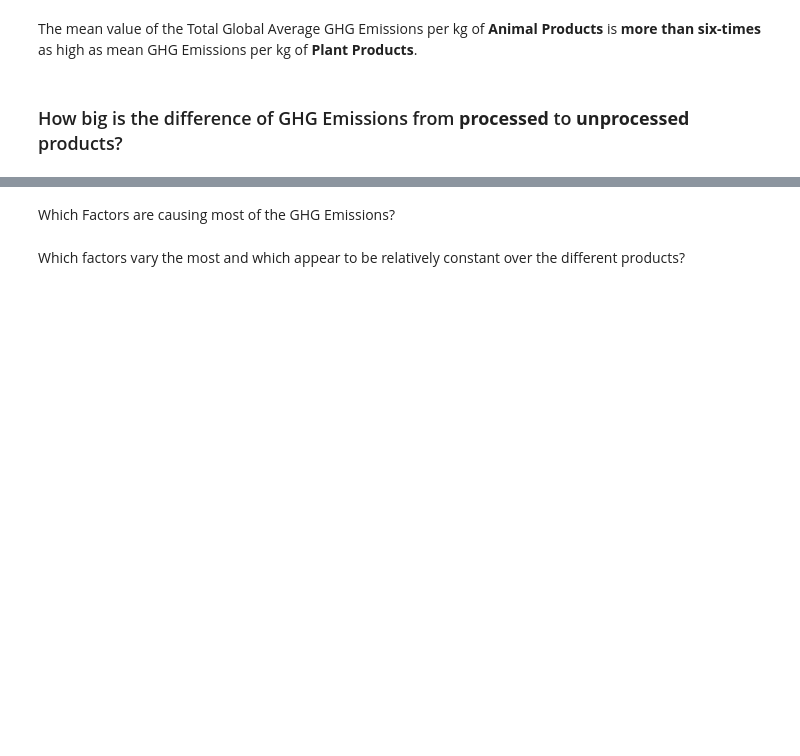
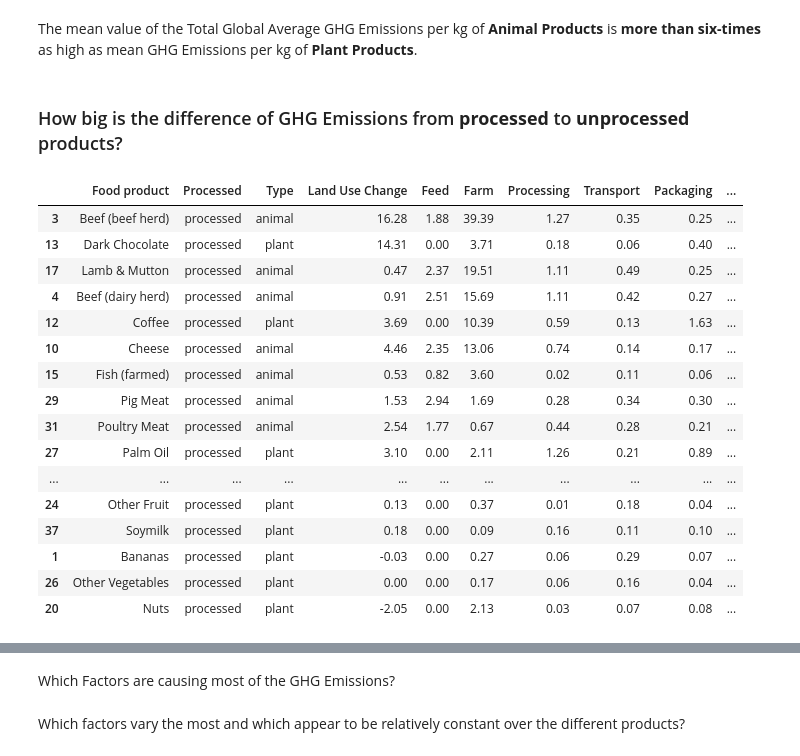
Before and after one commit to felixschwebel/FoodEmissions, a Jupyter notebook: FoodEmissions.ipynb, the cells around one changed output, grey strips where cells are left out. Cells and saved outputs as stored; diff of their text form; code cells hidden in the pictures; blank space fills up the shorter version.

Commit message:
difference processed / unprocessed

```diff
--- a/FoodEmissions.ipynb
+++ b/FoodEmissions.ipynb
@@ -162,5 +162,43 @@ plant_products.describe()
 | max | 14.31 | 0.00 | 10.39 | 1.26 | 0.78 | 1.63 | 0.27 | 18.68 | ... |
 # %% [markdown]
 The mean value of the Total Global Average GHG Emissions per kg of **Animal Products** is **more than six-times** as high as mean GHG Emissions per kg of **Plant Products**.
+# %%
+data = data.sort_values('Total Global Average GHG Emissions per kg', ascending=False)
+type_chart = px.bar(
+    data,
+    x=data['Food product'],
+    y=data['Total Global Average GHG Emissions per kg'],
+    color=data['Type']
+)
+type_chart.show()
 # %% [markdown]
 ### How big is the difference of GHG Emissions from **processed** to **unprocessed** products?
+# %%
+data.insert(1, 'Processed', None)
+# %%
+for row in data.index:
+    if data['Processing'][row] == 0:
+        data.loc[row, 'Processed'] = 'raw'
+    else:
+        data.loc[row, 'Processed'] = 'processed'
+# %%
+processed_products = data[data['Processed'] == 'processed']
+processed_products
+# %% [output]
+|  | Food product | Processed | Type | Land Use Change | Feed | Farm | Processing | Transport | Packaging | ... |
+| 3 | Beef (beef herd) | processed | animal | 16.28 | 1.88 | 39.39 | 1.27 | 0.35 | 0.25 | ... |
+| 13 | Dark Chocolate | processed | plant | 14.31 | 0.00 | 3.71 | 0.18 | 0.06 | 0.40 | ... |
+| 17 | Lamb & Mutton | processed | animal | 0.47 | 2.37 | 19.51 | 1.11 | 0.49 | 0.25 | ... |
+| 4 | Beef (dairy herd) | processed | animal | 0.91 | 2.51 | 15.69 | 1.11 | 0.42 | 0.27 | ... |
+| 12 | Coffee | processed | plant | 3.69 | 0.00 | 10.39 | 0.59 | 0.13 | 1.63 | ... |
+| 10 | Cheese | processed | animal | 4.46 | 2.35 | 13.06 | 0.74 | 0.14 | 0.17 | ... |
+| 15 | Fish (farmed) | processed | animal | 0.53 | 0.82 | 3.60 | 0.02 | 0.11 | 0.06 | ... |
+| 29 | Pig Meat | processed | animal | 1.53 | 2.94 | 1.69 | 0.28 | 0.34 | 0.30 | ... |
+| 31 | Poultry Meat | processed | animal | 2.54 | 1.77 | 0.67 | 0.44 | 0.28 | 0.21 | ... |
+| 27 | Palm Oil | processed | plant | 3.10 | 0.00 | 2.11 | 1.26 | 0.21 | 0.89 | ... |
+| ... | ... | ... | ... | ... | ... | ... | ... | ... | ... | ... |
+| 24 | Other Fruit | processed | plant | 0.13 | 0.00 | 0.37 | 0.01 | 0.18 | 0.04 | ... |
+| 37 | Soymilk | processed | plant | 0.18 | 0.00 | 0.09 | 0.16 | 0.11 | 0.10 | ... |
+| 1 | Bananas | processed | plant | -0.03 | 0.00 | 0.27 | 0.06 | 0.29 | 0.07 | ... |
+| 26 | Other Vegetables | processed | plant | 0.00 | 0.00 | 0.17 | 0.06 | 0.16 | 0.04 | ... |
+| 20 | Nuts | processed | plant | -2.05 | 0.00 | 2.13 | 0.03 | 0.07 | 0.08 | ... |
```
Also changed, not shown: parts of 4 cells of this notebook, 1 other file.
